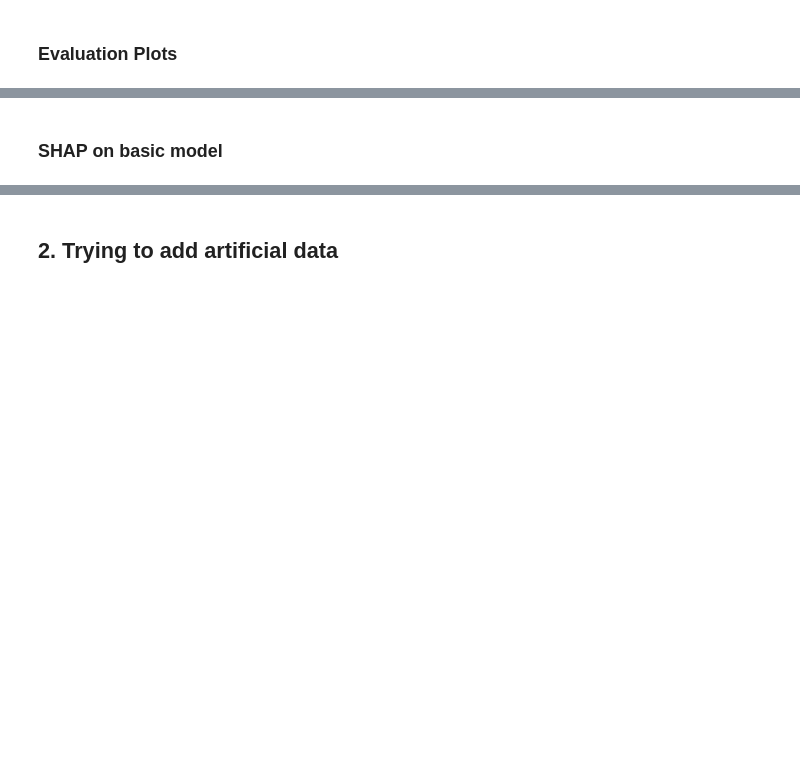
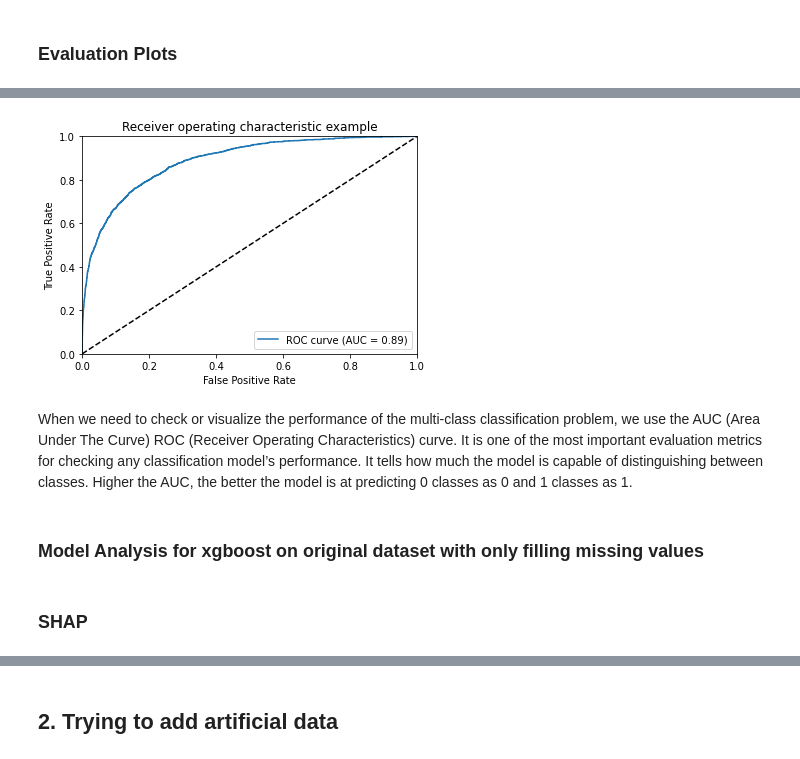
Before and after one commit to EladBil/DS-Squad-Project, a Jupyter notebook: PresentationNotebook.ipynb, the cells around one changed output, grey strips where cells are left out. Saved outputs shown, nothing was run; the diff lists cells and outputs as text; code cells hidden in the pictures; blank space fills up the shorter version.

```diff
--- a/PresentationNotebook.ipynb
+++ b/PresentationNotebook.ipynb
@@ -394,2 +450,25 @@ y_score = predicted_probs[:,1]
+# %%
+def plotRoc(fpr, tpr, auc):
+    plt.figure()
+    plt.plot(fpr, tpr, label='ROC curve (AUC = %0.2f)' % auc)
+    plt.plot([0, 1], [0, 1], 'k--')
+    plt.xlim([0.0, 1.0])
+    plt.ylim([0.0, 1.0])
+    plt.xlabel('False Positive Rate')
+    plt.ylabel('True Positive Rate')
+    plt.title('Receiver operating characteristic example')
+    plt.legend(loc="lower right")
+    plt.show()
+# %%
+auc = sklearn.metrics.roc_auc_score(y_true, y_score)
+fpr, tpr, thresholds = sklearn.metrics.roc_curve(y_true, y_score)
+plotRoc(fpr, tpr, auc)
+# %% [output]
+[figure, added]
+# %% [markdown]
+When we need to check or visualize the performance of the multi-class classification problem, we use the AUC (Area Under The Curve) ROC (Receiver Operating Characteristics) curve. It is one of the most important evaluation metrics for checking any classification model’s performance.
+It tells how much the model is capable of distinguishing between classes. Higher the AUC, the better the model is at predicting 0 classes as 0 and 1 classes as 1.
+# %% [markdown]
+### Model Analysis for xgboost on original dataset with only filling missing values
 # %% [markdown]
-### SHAP on basic model
+### SHAP
```
Also changed, not shown: parts of 35 cells of this notebook.
